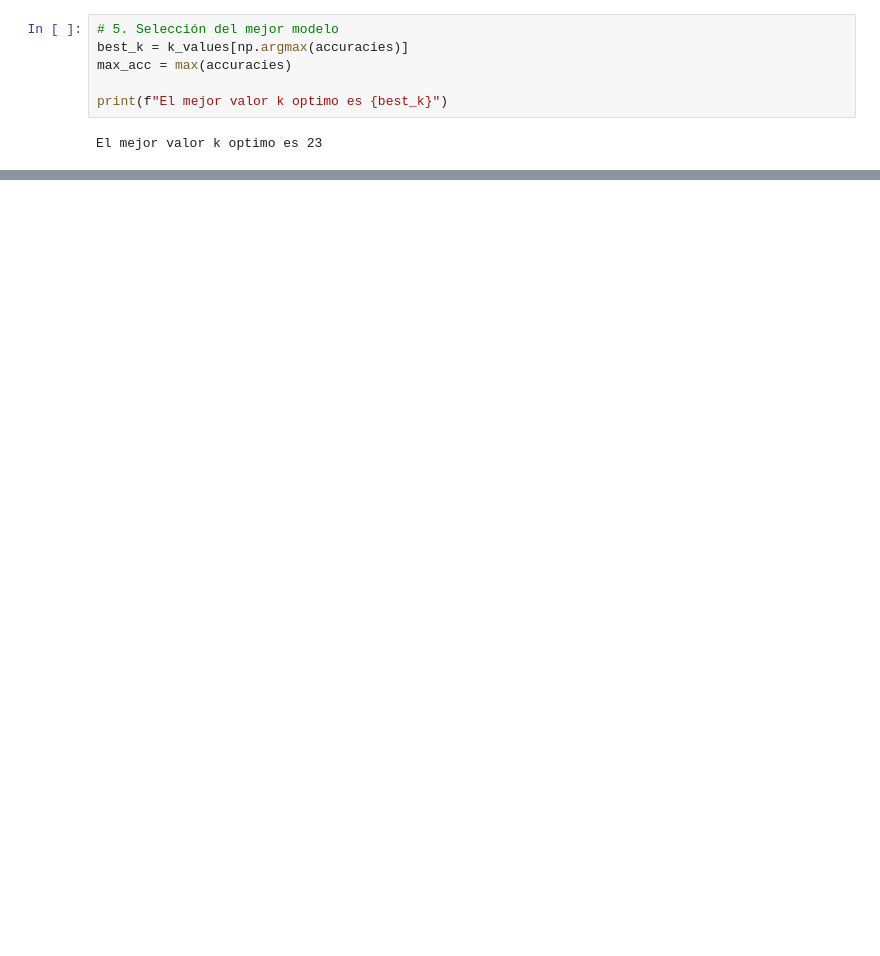
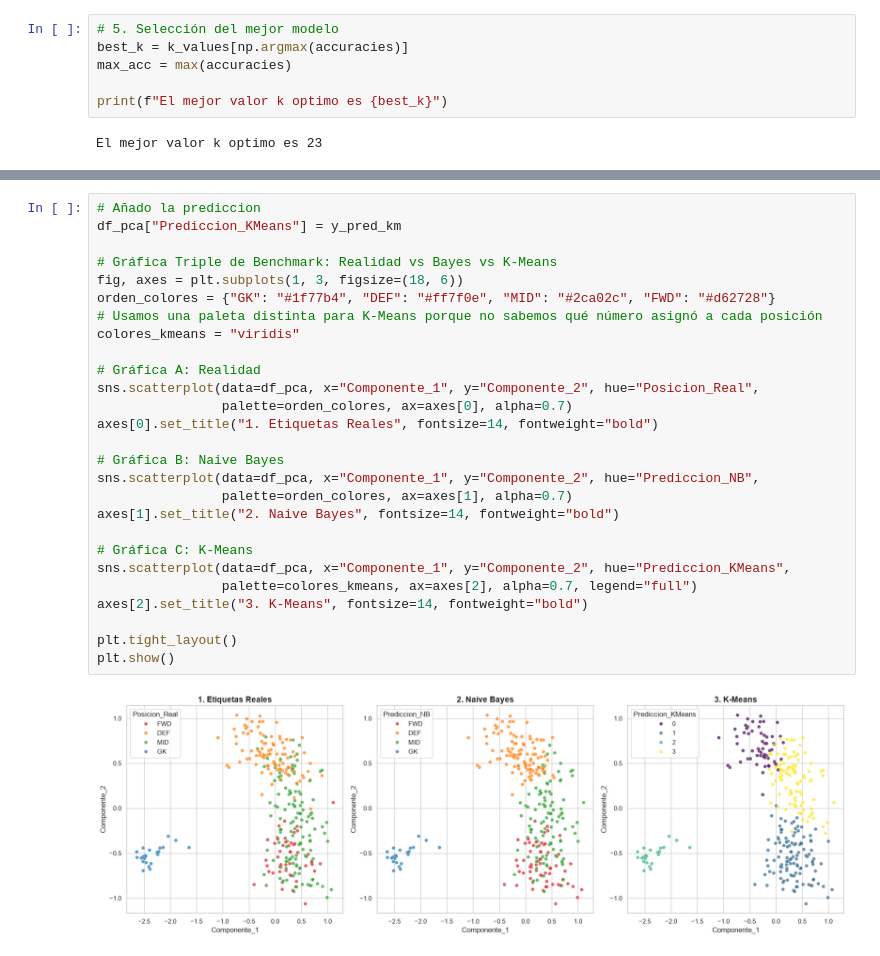
Before and after one commit to GzzAlejandro/proyecto-integrador-laliga, a Jupyter notebook: notebooks/05_clasificacion_de_jugadores.ipynb, the cells around one changed output, grey strips where cells are left out. Cells and saved outputs as stored; diff of their text form; blank space fills up the shorter version.

```diff
--- a/notebooks/05_clasificacion_de_jugadores.ipynb
+++ b/notebooks/05_clasificacion_de_jugadores.ipynb
@@ -351,0 +623,29 @@ Desviación estándar (Margen de error): ±0.0198
+# %%
+# Añado la prediccion
+df_pca["Prediccion_KMeans"] = y_pred_km
+
+# Gráfica Triple de Benchmark: Realidad vs Bayes vs K-Means
+fig, axes = plt.subplots(1, 3, figsize=(18, 6))
+orden_colores = {"GK": "#1f77b4", "DEF": "#ff7f0e", "MID": "#2ca02c", "FWD": "#d62728"}
+# Usamos una paleta distinta para K-Means porque no sabemos qué número asignó a cada posición
+colores_kmeans = "viridis"
+
+# Gráfica A: Realidad
+sns.scatterplot(data=df_pca, x="Componente_1", y="Componente_2", hue="Posicion_Real",
+                palette=orden_colores, ax=axes[0], alpha=0.7)
+axes[0].set_title("1. Etiquetas Reales", fontsize=14, fontweight="bold")
+
+# Gráfica B: Naive Bayes
+sns.scatterplot(data=df_pca, x="Componente_1", y="Componente_2", hue="Prediccion_NB",
+                palette=orden_colores, ax=axes[1], alpha=0.7)
+axes[1].set_title("2. Naive Bayes", fontsize=14, fontweight="bold")
+
+# Gráfica C: K-Means
+sns.scatterplot(data=df_pca, x="Componente_1", y="Componente_2", hue="Prediccion_KMeans",
+                palette=colores_kmeans, ax=axes[2], alpha=0.7, legend="full")
+axes[2].set_title("3. K-Means", fontsize=14, fontweight="bold")
+
+plt.tight_layout()
+plt.show()
+# %% [output]
+[figure, added]
```
Also changed, not shown: parts of 35 cells of this notebook.
